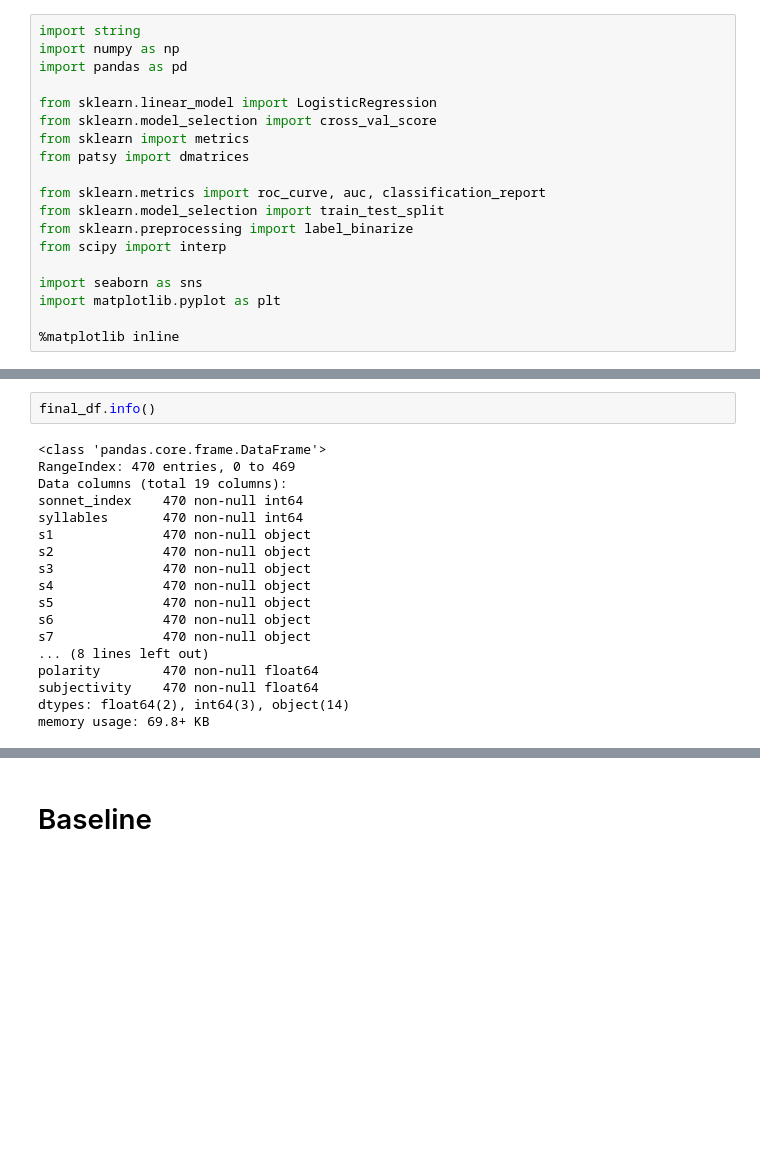
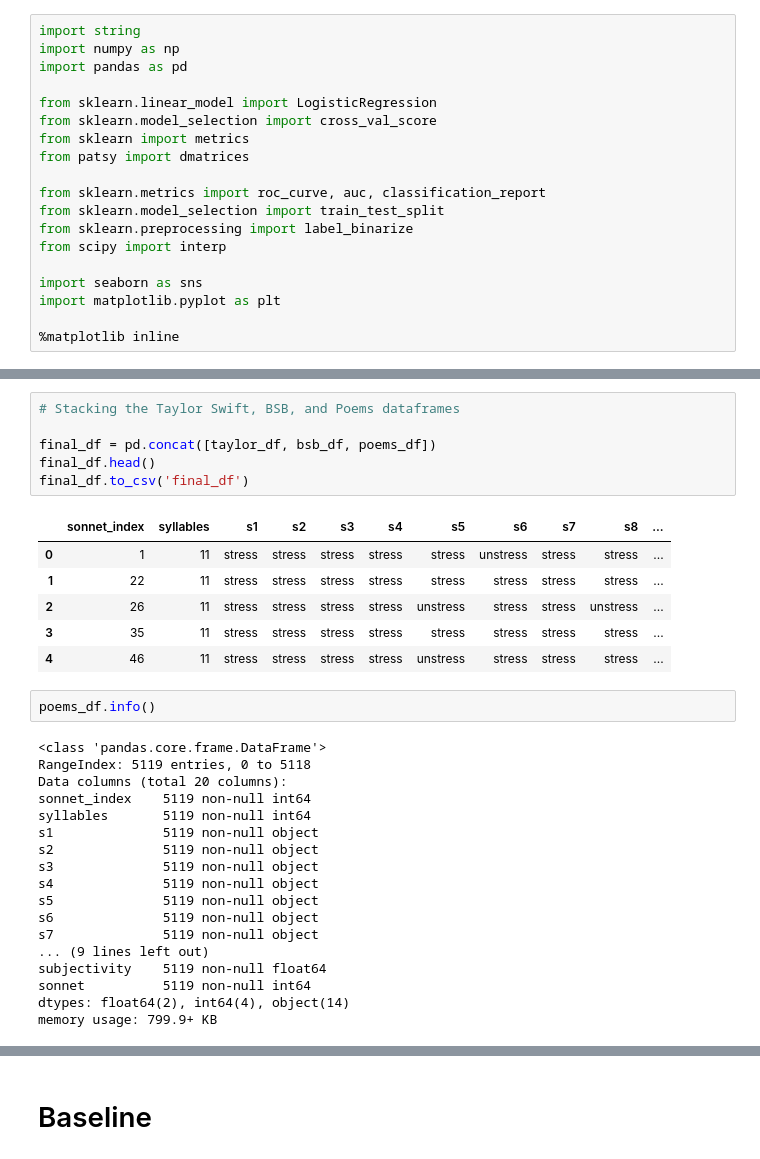
Before and after one commit to amadorschulze92/iambic_songs, a Jupyter notebook: model.ipynb, the cells around one changed output, grey strips where cells are left out. Drawn from its saved outputs; the diff is of its cells as text; blank space fills up the shorter version.

```diff
--- a/model.ipynb
+++ b/model.ipynb
@@ -38,23 +83,36 @@ final_df.head()
+# %%
+# Stacking the Taylor Swift, BSB, and Poems dataframes
+
+final_df = pd.concat([taylor_df, bsb_df, poems_df])
+final_df.head()
+final_df.to_csv('final_df')
+# %% [output]
+|  | sonnet_index | syllables | s1 | s2 | s3 | s4 | s5 | s6 | s7 | s8 | ... |
+| 0 | 1 | 11 | stress | stress | stress | stress | stress | unstress | stress | stress | ... |
+| 1 | 22 | 11 | stress | stress | stress | stress | stress | stress | stress | stress | ... |
+| 2 | 26 | 11 | stress | stress | stress | stress | unstress | stress | stress | unstress | ... |
+| 3 | 35 | 11 | stress | stress | stress | stress | stress | stress | stress | stress | ... |
+| 4 | 46 | 11 | stress | stress | stress | stress | unstress | stress | stress | stress | ... |
 # %%
-final_df.info()
+poems_df.info()
 # %% [output]
 <class 'pandas.core.frame.DataFrame'>
-RangeIndex: 470 entries, 0 to 469
-Data columns (total 19 columns):
-sonnet_index    470 non-null int64
-syllables       470 non-null int64
-s1              470 non-null object
-s2              470 non-null object
-s3              470 non-null object
-s4              470 non-null object
-s5              470 non-null object
-s6              470 non-null object
-s7              470 non-null object
-... (8 lines left out)
-polarity        470 non-null float64
-subjectivity    470 non-null float64
-dtypes: float64(2), int64(3), object(14)
-memory usage: 69.8+ KB
+RangeIndex: 5119 entries, 0 to 5118
+Data columns (total 20 columns):
+sonnet_index    5119 non-null int64
+syllables       5119 non-null int64
+s1              5119 non-null object
+s2              5119 non-null object
+s3              5119 non-null object
+s4              5119 non-null object
+s5              5119 non-null object
+s6              5119 non-null object
+s7              5119 non-null object
+... (9 lines left out)
+subjectivity    5119 non-null float64
+sonnet          5119 non-null int64
+dtypes: float64(2), int64(4), object(14)
+memory usage: 799.9+ KB
 # %%
 final_df.shape
 # %% [output]
```
Also changed, not shown: parts of 13 cells of this notebook.
